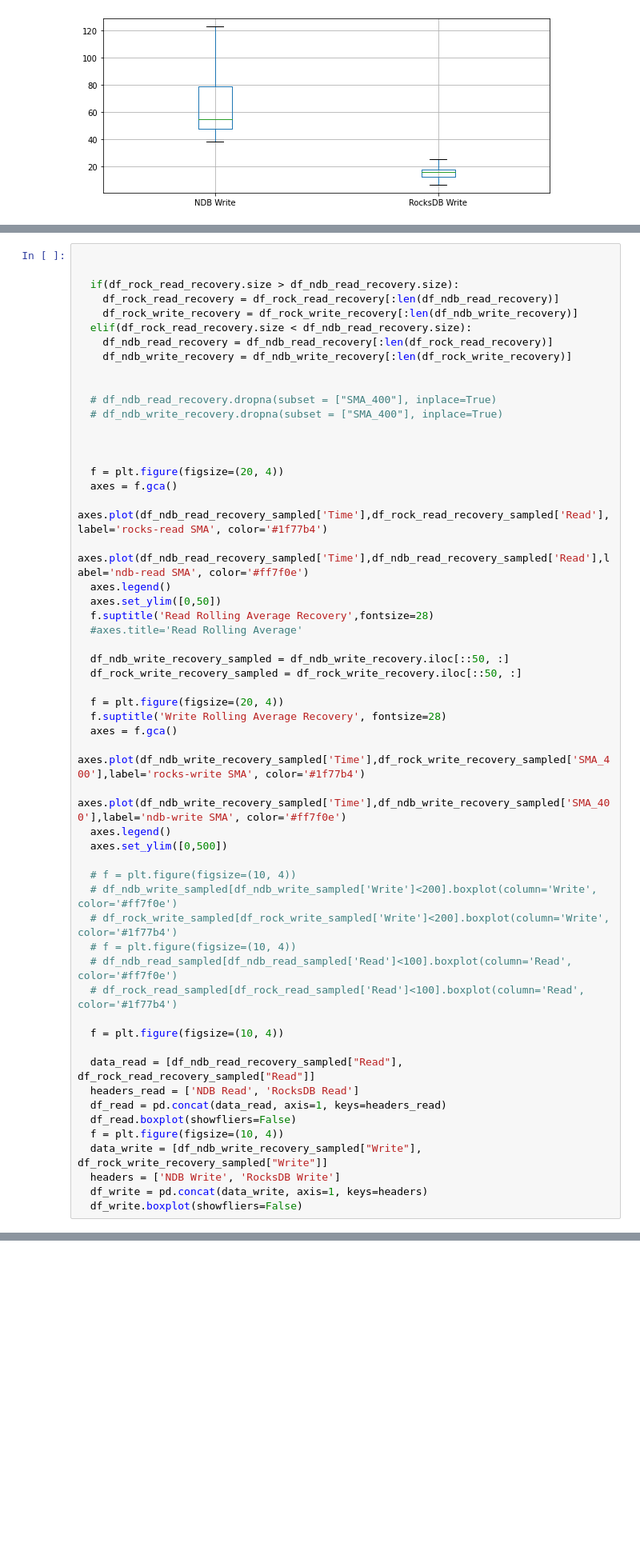
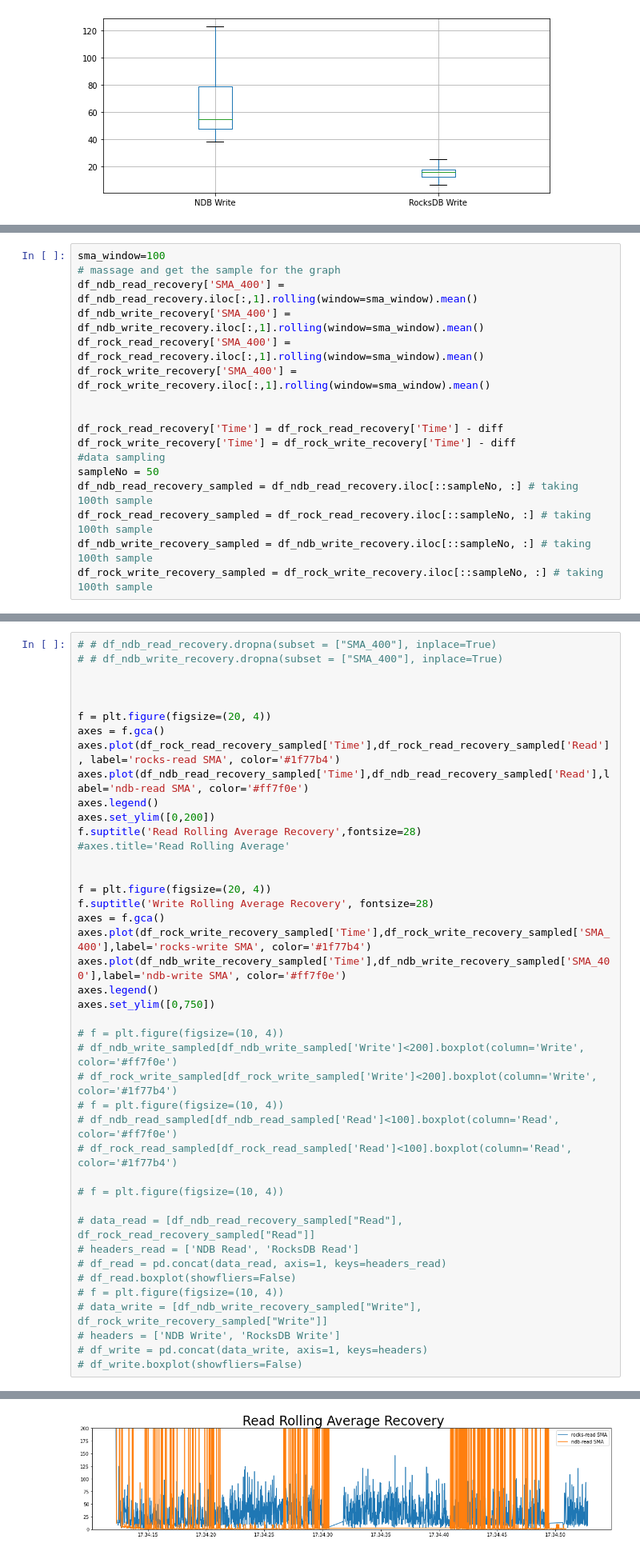
Before and after one commit to sruthiskumar/flink-benchmark, a Jupyter notebook: FlinkNDB_Benchmarking.ipynb, the cells around one changed output, grey strips where cells are left out. Shown at 80% size. Cells and saved outputs as stored; diff of their text form; blank space fills up the shorter version.

```diff
--- a/FlinkNDB_Benchmarking.ipynb
+++ b/FlinkNDB_Benchmarking.ipynb
@@ -342,0 +371,17 @@ processing_recovery('experiment8')
+# %%
+sma_window=100
+# massage and get the sample for the graph
+df_ndb_read_recovery['SMA_400'] = df_ndb_read_recovery.iloc[:,1].rolling(window=sma_window).mean()
+df_ndb_write_recovery['SMA_400'] = df_ndb_write_recovery.iloc[:,1].rolling(window=sma_window).mean()
+df_rock_read_recovery['SMA_400'] = df_rock_read_recovery.iloc[:,1].rolling(window=sma_window).mean()
+df_rock_write_recovery['SMA_400'] = df_rock_write_recovery.iloc[:,1].rolling(window=sma_window).mean()
+
+
+df_rock_read_recovery['Time'] = df_rock_read_recovery['Time'] - diff
+df_rock_write_recovery['Time'] = df_rock_write_recovery['Time'] - diff
+#data sampling
+sampleNo = 50
+df_ndb_read_recovery_sampled = df_ndb_read_recovery.iloc[::sampleNo, :] # taking 100th sample
+df_rock_read_recovery_sampled = df_rock_read_recovery.iloc[::sampleNo, :] # taking 100th sample
+df_ndb_write_recovery_sampled = df_ndb_write_recovery.iloc[::sampleNo, :] # taking 100th sample
+df_rock_write_recovery_sampled = df_rock_write_recovery.iloc[::sampleNo, :] # taking 100th sample
@@ -343,54 +392,43 @@ processing_recovery('experiment8')
 # %%
-
-
-  if(df_rock_read_recovery.size > df_ndb_read_recovery.size):
-    df_rock_read_recovery = df_rock_read_recovery[:len(df_ndb_read_recovery)]
-    df_rock_write_recovery = df_rock_write_recovery[:len(df_ndb_write_recovery)]
-  elif(df_rock_read_recovery.size < df_ndb_read_recovery.size):
-    df_ndb_read_recovery = df_ndb_read_recovery[:len(df_rock_read_recovery)]
-    df_ndb_write_recovery = df_ndb_write_recovery[:len(df_rock_write_recovery)]
-
-
-  # df_ndb_read_recovery.dropna(subset = ["SMA_400"], inplace=True)
-  # df_ndb_write_recovery.dropna(subset = ["SMA_400"], inplace=True)
+# # df_ndb_read_recovery.dropna(subset = ["SMA_400"], inplace=True)
+# # df_ndb_write_recovery.dropna(subset = ["SMA_400"], inplace=True)
 
 
 
-  f = plt.figure(figsize=(20, 4))
-  axes = f.gca()
-  axes.plot(df_ndb_read_recovery_sampled['Time'],df_rock_read_recovery_sampled['Read'], label='rocks-read SMA', color='#1f77b4')
-  axes.plot(df_ndb_read_recovery_sampled['Time'],df_ndb_read_recovery_sampled['Read'],label='ndb-read SMA', color='#ff7f0e')
-  axes.legend()
-  axes.set_ylim([0,50])
-  f.suptitle('Read Rolling Average Recovery',fontsize=28)
-  #axes.title='Read Rolling Average'
+f = plt.figure(figsize=(20, 4))
+axes = f.gca()
+axes.plot(df_rock_read_recovery_sampled['Time'],df_rock_read_recovery_sampled['Read'], label='rocks-read SMA', color='#1f77b4')
+axes.plot(df_ndb_read_recovery_sampled['Time'],df_ndb_read_recovery_sampled['Read'],label='ndb-read SMA', color='#ff7f0e')
+axes.legend()
+axes.set_ylim([0,200])
+f.suptitle('Read Rolling Average Recovery',fontsize=28)
+#axes.title='Read Rolling Average'
 
-  df_ndb_write_recovery_sampled = df_ndb_write_recovery.iloc[::50, :]
-  df_rock_write_recovery_sampled = df_rock_write_recovery.iloc[::50, :]
 
-  f = plt.figure(figsize=(20, 4))
-  f.suptitle('Write Rolling Average Recovery', fontsize=28)
-  axes = f.gca()
-  axes.plot(df_ndb_write_recovery_sampled['Time'],df_rock_write_recovery_sampled['SMA_400'],label='rocks-write SMA', color='#1f77b4')
-  axes.plot(df_ndb_write_recovery_sampled['Time'],df_ndb_write_recovery_sampled['SMA_400'],label='ndb-write SMA', color='#ff7f0e')
-  axes.legend()
-  axes.set_ylim([0,500])
+f = plt.figure(figsize=(20, 4))
+f.suptitle('Write Rolling Average Recovery', fontsize=28)
+axes = f.gca()
+axes.plot(df_rock_write_recovery_sampled['Time'],df_rock_write_recovery_sampled['SMA_400'],label='rocks-write SMA', color='#1f77b4')
+axes.plot(df_ndb_write_recovery_sampled['Time'],df_ndb_write_recovery_sampled['SMA_400'],label='ndb-write SMA', color='#ff7f0e')
+axes.legend()
+axes.set_ylim([0,750])
 
-  # f = plt.figure(figsize=(10, 4))
-  # df_ndb_write_sampled[df_ndb_write_sampled['Write']<200].boxplot(column='Write', color='#ff7f0e')
-  # df_rock_write_sampled[df_rock_write_sampled['Write']<200].boxplot(column='Write', color='#1f77b4')
-  # f = plt.figure(figsize=(10, 4))
-  # df_ndb_read_sampled[df_ndb_read_sampled['Read']<100].boxplot(column='Read', color='#ff7f0e')
-  # df_rock_read_sampled[df_rock_read_sampled['Read']<100].boxplot(column='Read', color='#1f77b4')
+# f = plt.figure(figsize=(10, 4))
+# df_ndb_write_sampled[df_ndb_write_sampled['Write']<200].boxplot(column='Write', color='#ff7f0e')
+# df_rock_write_sampled[df_rock_write_sampled['Write']<200].boxplot(column='Write', color='#1f77b4')
+# f = plt.figure(figsize=(10, 4))
+# df_ndb_read_sampled[df_ndb_read_sampled['Read']<100].boxplot(column='Read', color='#ff7f0e')
+# df_rock_read_sampled[df_rock_read_sampled['Read']<100].boxplot(column='Read', color='#1f77b4')
 
-  f = plt.figure(figsize=(10, 4))
+# f = plt.figure(figsize=(10, 4))
 
-  data_read = [df_ndb_read_recovery_sampled["Read"], df_rock_read_recovery_sampled["Read"]]
-  headers_read = ['NDB Read', 'RocksDB Read']
-  df_read = pd.concat(data_read, axis=1, keys=headers_read)
-  df_read.boxplot(showfliers=False)
-  f = plt.figure(figsize=(10, 4))
-  data_write = [df_ndb_write_recovery_sampled["Write"], df_rock_write_recovery_sampled["Write"]]
-  headers = ['NDB Write', 'RocksDB Write']
-  df_write = pd.concat(data_write, axis=1, keys=headers)
-  df_write.boxplot(showfliers=False)
+# data_read = [df_ndb_read_recovery_sampled["Read"], df_rock_read_recovery_sampled["Read"]]
+# headers_read = ['NDB Read', 'RocksDB Read']
+# df_read = pd.concat(data_read, axis=1, keys=headers_read)
+# df_read.boxplot(showfliers=False)
+# f = plt.figure(figsize=(10, 4))
+# data_write = [df_ndb_write_recovery_sampled["Write"], df_rock_write_recovery_sampled["Write"]]
+# headers = ['NDB Write', 'RocksDB Write']
+# df_write = pd.concat(data_write, axis=1, keys=headers)
+# df_write.boxplot(showfliers=False)
+# %% [output]
@@ -396,0 +436 @@ processing_recovery('experiment8')
+[figure, added]
```
Also changed, not shown: parts of 7 cells of this notebook.
